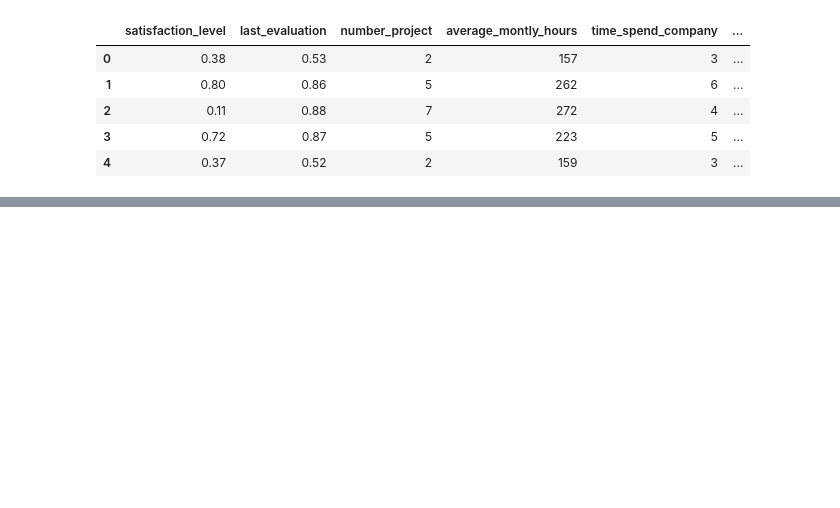
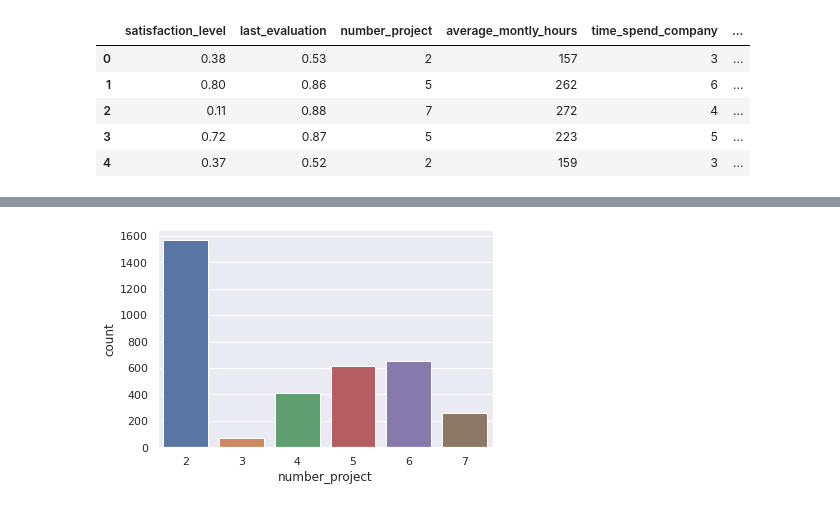
Before and after one commit to tahabinzafar/ML-Zoomcamp, a Jupyter notebook: midterm_project/notebook.ipynb, the cells around one changed output, grey strips where cells are left out. Drawn from its saved outputs; the diff is of its cells as text; code cells hidden in the pictures; blank space fills up the shorter version.

```diff
--- a/midterm_project/notebook.ipynb
+++ b/midterm_project/notebook.ipynb
@@ -43,0 +118,7 @@ df.head()
+# %%
+sns.countplot(x='number_project', data=df[df.left==1])
+plt.show()
+
+#We can see that the people handling 2 projects are very likely to leave due to less exposure and growth issues
+# %% [output]
+[figure, added]
```
Also changed, not shown: parts of 76 cells of this notebook, 6 other files.
